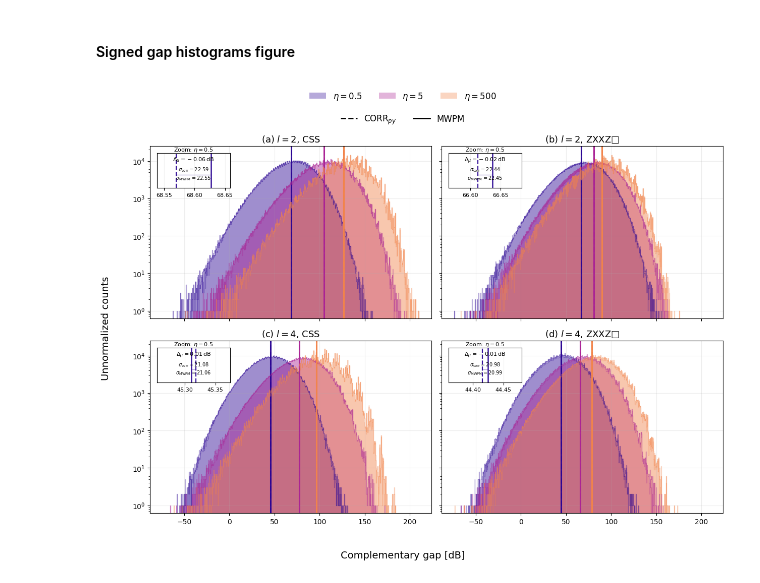
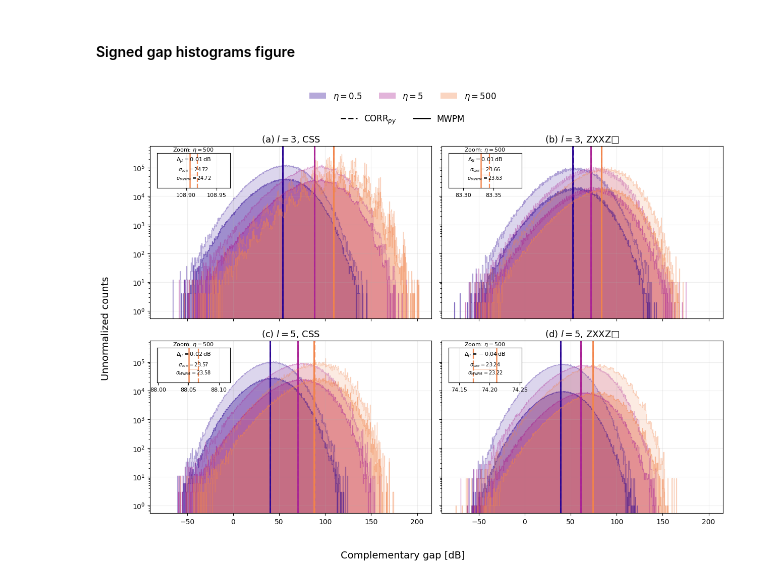
Before and after one commit to acatspirit/correlated_error_biased_noise, a Jupyter notebook: paper_figures_sims.ipynb, the cells around one changed output. Drawn from its saved outputs; the diff is of its cells as text; code cells hidden in the pictures.

```diff
--- a/paper_figures_sims.ipynb
+++ b/paper_figures_sims.ipynb
@@ -818,24 +818,24 @@ def plot_signed_gap_hist_2x2_by_eta_with_single_eta_inset(
 # %%
 import numpy as np
 import pandas as pd
 import matplotlib.pyplot as plt
 %matplotlib inline
 
 df = pd.read_csv("signed_gap_data.csv")
 
 
 plot_signed_gap_hist_2x2_by_eta_with_single_eta_inset(
     df,
     d=11,
     p=0.005,
     mem_type="Z",
-    l_values=(2, 4),
+    l_values=(3, 5),
     cd_types=("SC", "ZXXZonSqu"),
     eta_values=[0.5, 5, 500],
-    inset_eta=0.5,
+    inset_eta=500,
     bins=500,
     density=False,
     log_y=True
 )
 # %% [output]
-[figure, old version]
+[figure, new version]
```
Also changed, not shown: 8 other files.
